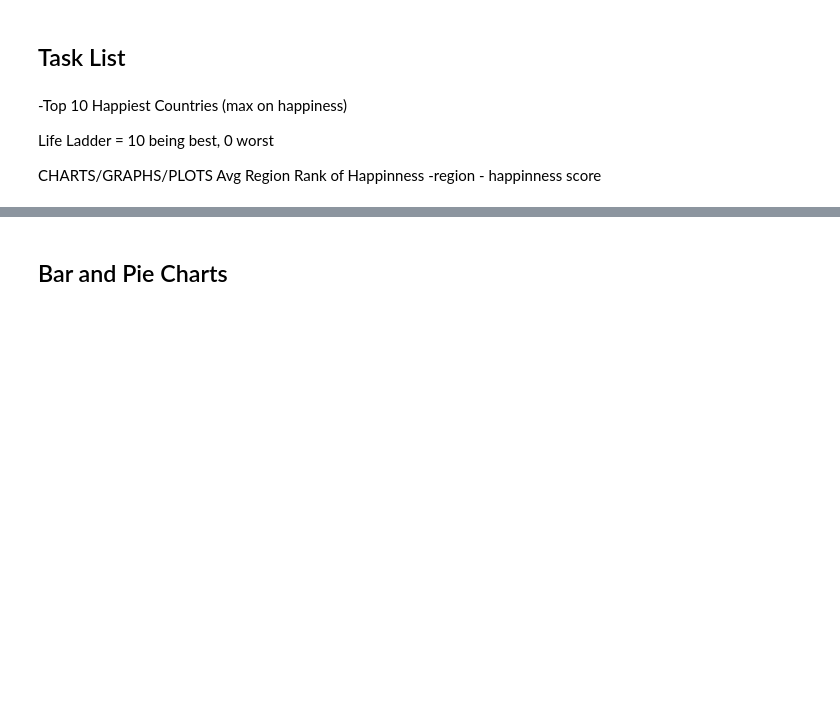
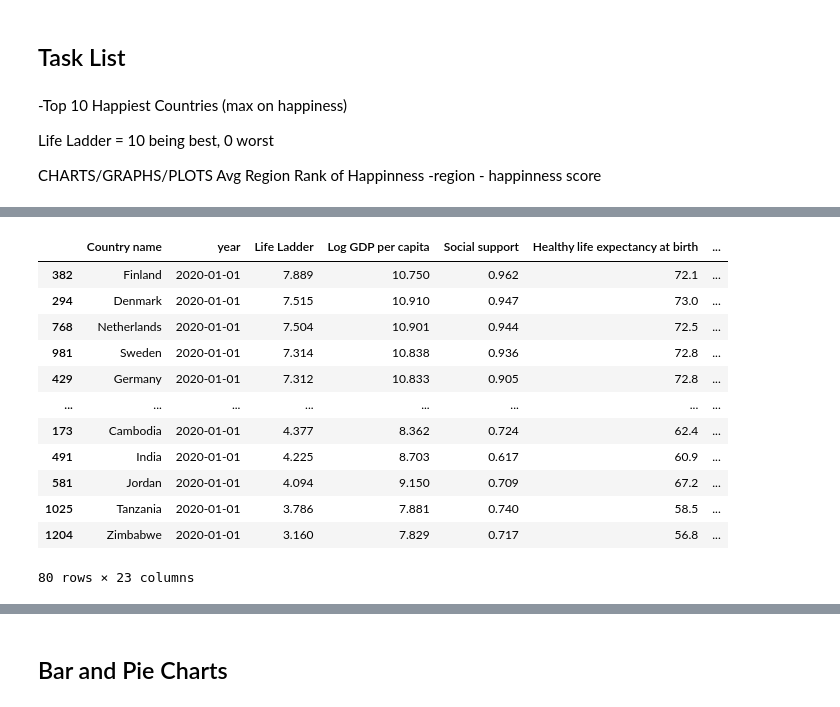
Before and after one commit to SimplyLizzy/FactorsOfHappinness, a Jupyter notebook: FactorofHappinesscharts.ipynb, the cells around one changed output, grey strips where cells are left out. Cells and saved outputs as stored; diff of their text form; code cells hidden in the pictures; blank space fills up the shorter version.

```diff
--- a/FactorofHappinesscharts.ipynb
+++ b/FactorofHappinesscharts.ipynb
@@ -234,0 +153,30 @@ round(drug_regimen_sum['Tumor Volume (mm3)'],2)
+# %%
+coordinates_hash = {}
+# %%
+for index,country in tqdm(list(final_data_df["Country name"].items())):
+    if country in coordinates_hash:
+        location = coordinates_hash[country]
+
+    else:
+        #address = x
+        geolocator = Nominatim(user_agent="Your_Name")
+        location = geolocator.geocode(country)
+        coordinates_hash[country]=location
+
+    final_data_df.loc[index,'Lat']=location.latitude
+    final_data_df.loc[index,'Lng']=location.longitude
+    #coordinates_df.loc[index,'Lat']=location.latitude
+    #coordinates_df.loc[index,'Lng']=location.longitude
+
+    #     #lng.append(location.longitude)
+#     #time.sleep(1)
+#     print(index,x)
+#     print(country)
+#     print(location.latitude)
+#     print(location.longitude)
+#     print(coordinates_df.loc[country,'Lng'])
+
+
+#     if x not in coordinates_df["Country"]:
+#         lat.append(location.latitude)
+#         lng.append(location.longitude)
@@ -234,0 +200,16 @@ round(drug_regimen_sum['Tumor Volume (mm3)'],2)
+# %%
+final_data_df.sort_values('Life Ladder', ascending = False).loc[final_data_df['year']>='2020']
+# %% [output]
+|  | Country name | year | Life Ladder | Log GDP per capita | Social support | Healthy life expectancy at birth | ... |
+| 382 | Finland | 2020-01-01 | 7.889 | 10.750 | 0.962 | 72.1 | ... |
+| 294 | Denmark | 2020-01-01 | 7.515 | 10.910 | 0.947 | 73.0 | ... |
+| 768 | Netherlands | 2020-01-01 | 7.504 | 10.901 | 0.944 | 72.5 | ... |
+| 981 | Sweden | 2020-01-01 | 7.314 | 10.838 | 0.936 | 72.8 | ... |
+| 429 | Germany | 2020-01-01 | 7.312 | 10.833 | 0.905 | 72.8 | ... |
+| ... | ... | ... | ... | ... | ... | ... | ... |
+| 173 | Cambodia | 2020-01-01 | 4.377 | 8.362 | 0.724 | 62.4 | ... |
+| 491 | India | 2020-01-01 | 4.225 | 8.703 | 0.617 | 60.9 | ... |
+| 581 | Jordan | 2020-01-01 | 4.094 | 9.150 | 0.709 | 67.2 | ... |
+| 1025 | Tanzania | 2020-01-01 | 3.786 | 7.881 | 0.740 | 58.5 | ... |
+| 1204 | Zimbabwe | 2020-01-01 | 3.160 | 7.829 | 0.717 | 56.8 | ... |
+80 rows × 23 columns
```
Also changed, not shown: parts of 32 cells of this notebook, 3 other files.
